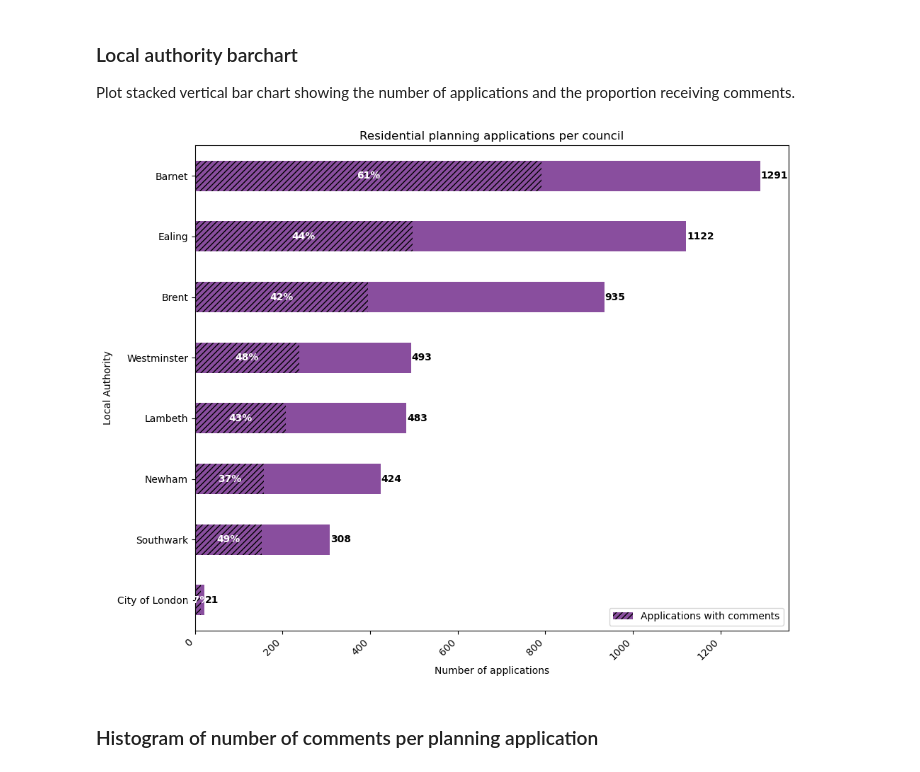
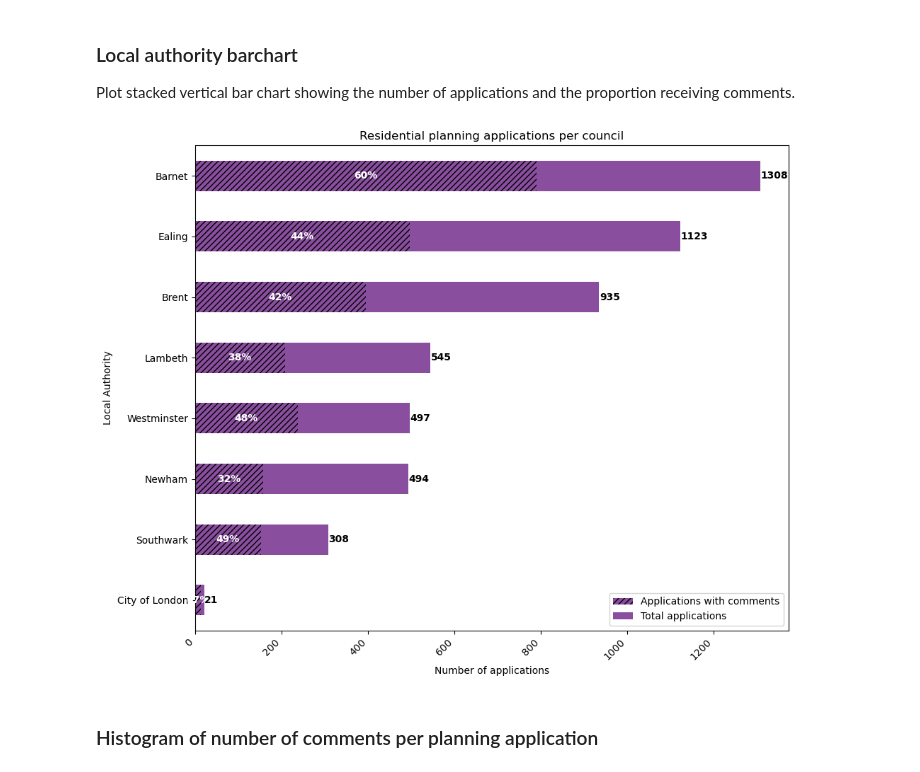
Before and after one commit to Bea-Taylor/nimby_nlp, a Jupyter notebook: notebooks/1_0_1_summary_analysis.ipynb, the cells around one changed output. Saved outputs shown, nothing was run; the diff lists cells and outputs as text; code cells hidden in the pictures.

```diff
--- a/notebooks/1_0_1_summary_analysis.ipynb
+++ b/notebooks/1_0_1_summary_analysis.ipynb
@@ -149,0 +137,34 @@ councils = unique_app_counts['council'].tolist()
+# %%
+# Application-level stats per council
+application_stats = (
+    application_df
+    .groupby('borough')
+    .agg(
+        total_applications=('lpa_app_no', 'count'),
+        total_proposed_residential_units=('total_no_proposed_residential_units', 'sum'),
+        total_comments=('comment_count', 'sum'),
+        mean_comments_per_application=('comment_count', 'mean')
+    )
+    .reset_index()
+    .rename(columns={'borough': 'council'})
+)
+
+# Comment-level stats per council
+comment_stats = (
+    comment_df
+    .groupby('council')
+    .agg(
+        no_applications_with_comments=('application_id', 'nunique'),
+        total_comment_count=('comment_id', 'nunique')
+    )
+    .reset_index()
+)
+
+# Final consolidated table
+unique_app_counts = (
+    application_stats
+    .merge(comment_stats, on='council', how='left')
+    .sort_values('total_applications')
+)
+
+unique_app_counts
@@ -313,7 +372,7 @@ Plot stacked vertical bar chart showing the number of applications and the propo
 df = unique_app_counts.copy()
 
 # compute the remainder (total minus subset). Clip to 0 to avoid negatives if data odd.
-df['no_applications_remaining'] = (df['no_applications'] - df['no_applications_with_comments']).clip(lower=0)
+df['no_applications_remaining'] = (df['total_applications'] - df['no_applications_with_comments']).clip(lower=0)
 
 # plot stacked bars: first the subset, then the remainder so subset is at the left of the bar
 ax = df.plot.barh(
@@ -335,9 +394,7 @@ n = len(df)
 for i in range(n):
     bars[i].set_hatch('////')
 
-# annotate:
-# - bars[0..n-1] are the hashed (with_comments) segments
-# - bars[n..2n-1] are the remainder segments
+# annotate
 for i in range(n):
     bar_comments = bars[i]
     bar_remainder = bars[i + n]
@@ -360,35 +417,35 @@ for i in range(n):
         y,
         label,
         va='center',
         ha='center',
         fontsize=10,
         color='white',
         fontweight='bold'
     )
 
     # --- 2) Total label to the right ---
     ax.text(
         bar_remainder.get_x() + remainder_w + 1,
         y,
         f'{int(total_w)}',
         va='center',
         ha='left',
         fontsize=10,
         color='black',
         fontweight='bold'
     )
 
-# Only show legend for the hatched (with comments) section
+# show legend for the hatched (with comments) section and the total
 handles, labels = ax.get_legend_handles_labels()
 if handles:
-    ax.legend([handles[0]], ['Applications with comments'], loc='lower right')
+    ax.legend([handles[0], handles[1]], ['Applications with comments', 'Total applications'], loc='lower right')
 
 plt.xticks(rotation=45, ha='right')
 plt.tight_layout()
 
 plt.savefig("../results/figures/bar_applications_per_council.png", dpi=500)
 plt.show()
 # %% [output]
-[figure, old version]
+[figure, new version]
 # %% [markdown]
 ### Histogram of number of comments per planning application
```
Also changed, not shown: parts of 43 cells of this notebook, 2 other files.
